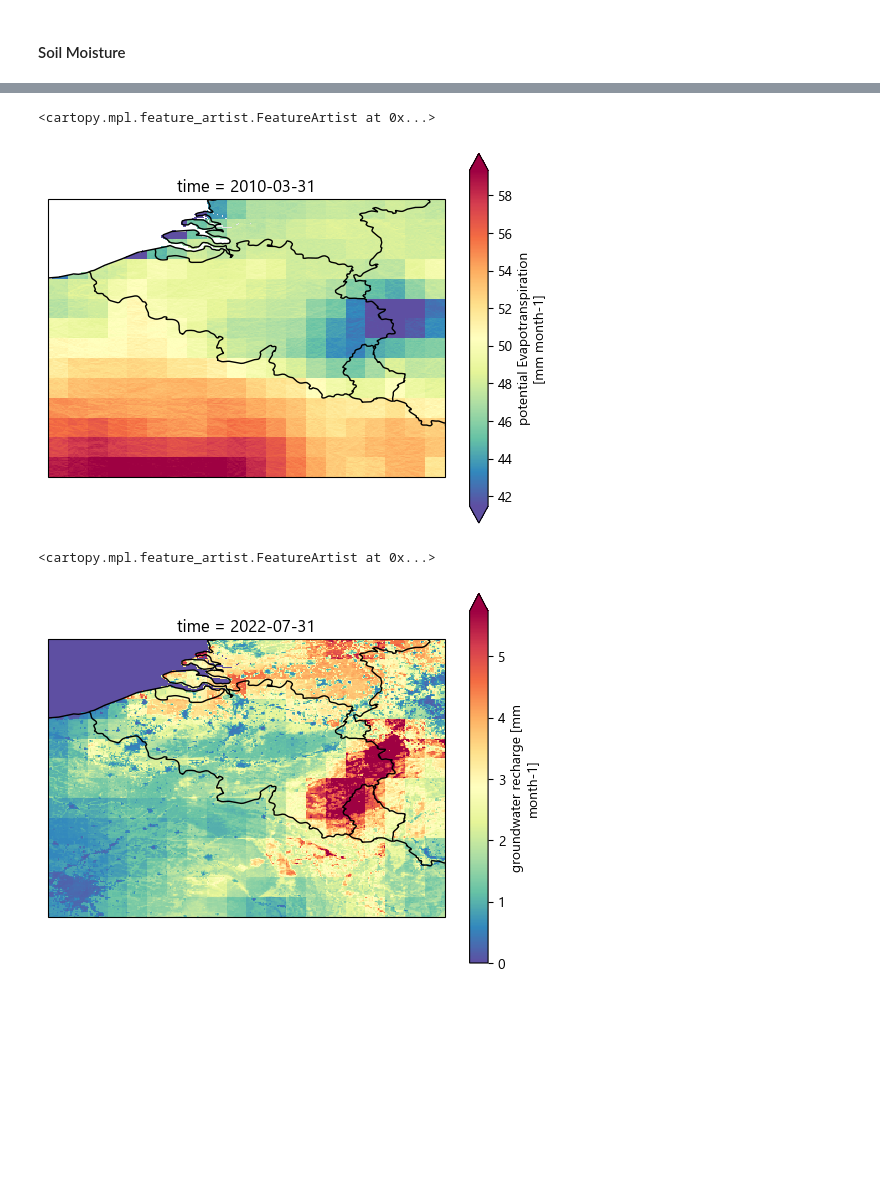
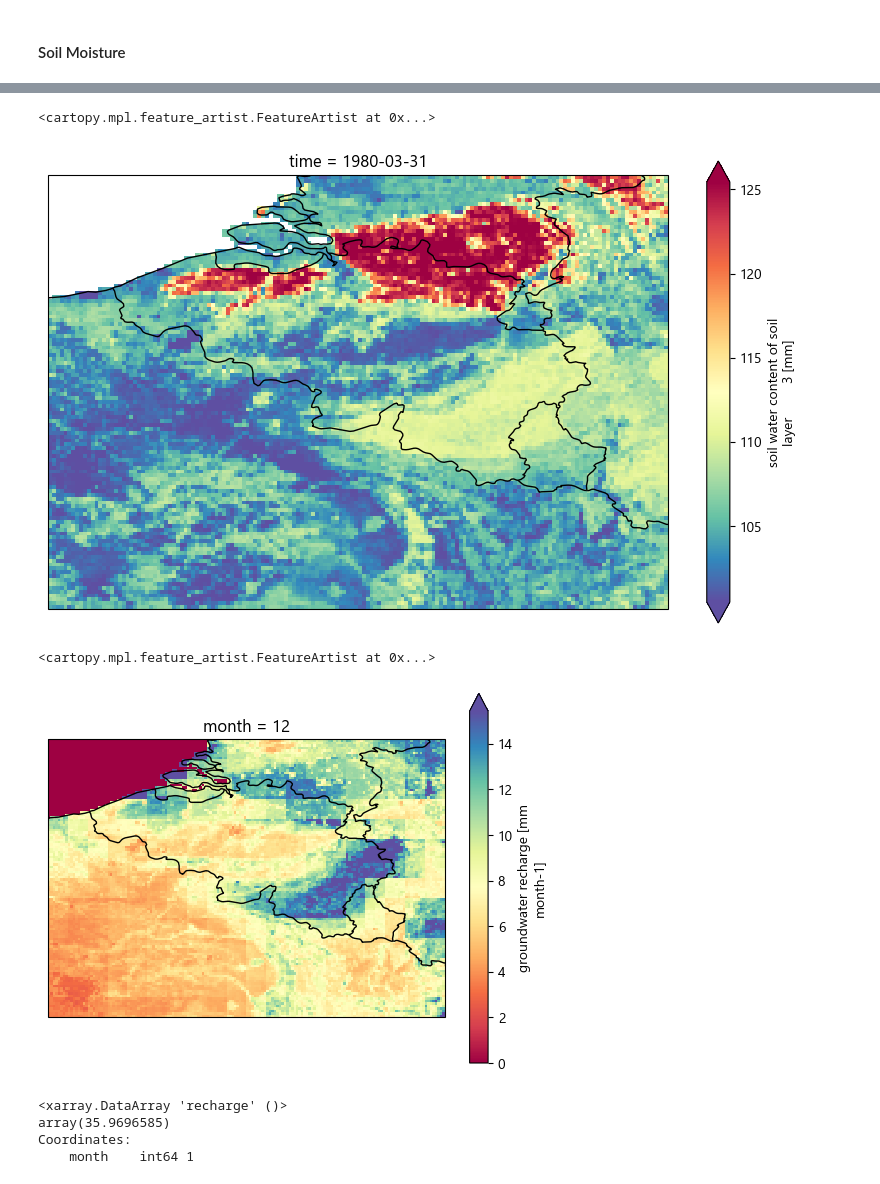
Before and after one commit to klekarkar/mHM_IO_dataprocessing, a Jupyter notebook: model_evaluation.ipynb, the cells around one changed output, grey strips where cells are left out. Drawn from its saved outputs; the diff is of its cells as text; code cells hidden in the pictures; blank space fills up the shorter version.

```diff
--- a/model_evaluation.ipynb
+++ b/model_evaluation.ipynb
@@ -94,7 +102,7 @@ Text(0.5, 0, 'observed flow')
 # %% [markdown]
 ### Spatial Datasets
 # %%
-mhm_fluxes = xr.open_dataset(r"W:\VUB\_main_research\mHM\mhm_outputs\mHM_Fluxes_States_015625.nc")
+mhm_fluxes = xr.open_dataset(r"W:\VUB\_main_research\mHM\mhm_outputs\mHM_Fluxes_States.nc")
 #resample to month ends
 mhm_fluxes= mhm_fluxes.resample(time='ME').mean()
 #Gleam root zone soil moisture
@@ -144,15 +173,15 @@ Text(0.5, 0, 'observed sm')
 # %%
-fig, ax = plt.subplots(subplot_kw={'projection': ccrs.PlateCarree()})
-sm_data = mhm_fluxes['PET'][122]
+fig, ax = plt.subplots(subplot_kw={'projection': ccrs.PlateCarree()}, figsize=(10, 6))
+sm_data = mhm_fluxes['SWC_L03'][122]
 sm_data.plot(ax=ax, cmap='Spectral_r', robust=True, transform=ccrs.PlateCarree())
 
 # Add a background map
 ax.coastlines()
 ax.add_feature(cartopy.feature.BORDERS, linestyle='-')
 ax.add_feature(cartopy.feature.LAND, facecolor='0.9')
 # %% [output]
 <cartopy.mpl.feature_artist.FeatureArtist at 0x...>
-[figure, old version]
+[figure, new version]
 # %%
 #resample to month ends
 mhm_monthly_recharge = mhm_fluxes['recharge'].resample(time='ME').sum()
@@ -159,7 +190,7 @@ mhm_monthly_recharge = mhm_fluxes['recharge'].resample(time='ME').sum()
 # %%
 fig, ax = plt.subplots(subplot_kw={'projection': ccrs.PlateCarree()})
-data = mhm_monthly_recharge[-6]
-data.plot(ax=ax, cmap='Spectral_r', robust=True, transform=ccrs.PlateCarree())
+data = mhm_mon_average_recharge[11]
+data.plot(ax=ax, cmap='Spectral', robust=True, transform=ccrs.PlateCarree())
 
 # Add a background map
 ax.coastlines()
@@ -167,4 +198,11 @@ ax.add_feature(cartopy.feature.BORDERS, linestyle='-')
 ax.add_feature(cartopy.feature.LAND, facecolor='0.9')
 # %% [output]
 <cartopy.mpl.feature_artist.FeatureArtist at 0x...>
-[figure, old version]
+[figure, new version]
+# %%
+mhm_mon_average_recharge[0].max()
+# %% [output]
+<xarray.DataArray 'recharge' ()>
+array(35.9696585)
+Coordinates:
+    month    int64 1
```
Also changed, not shown: parts of 13 cells of this notebook, 1 other file.
